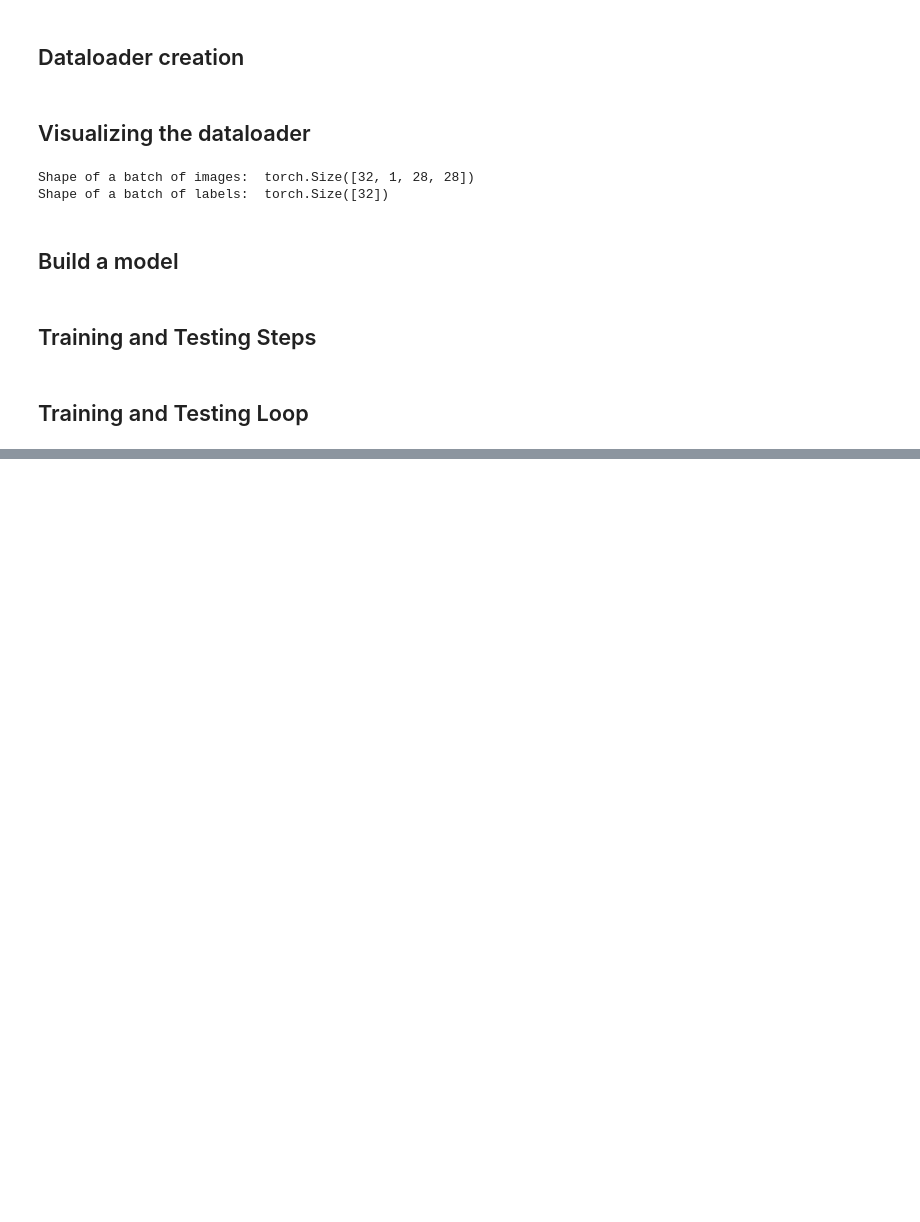
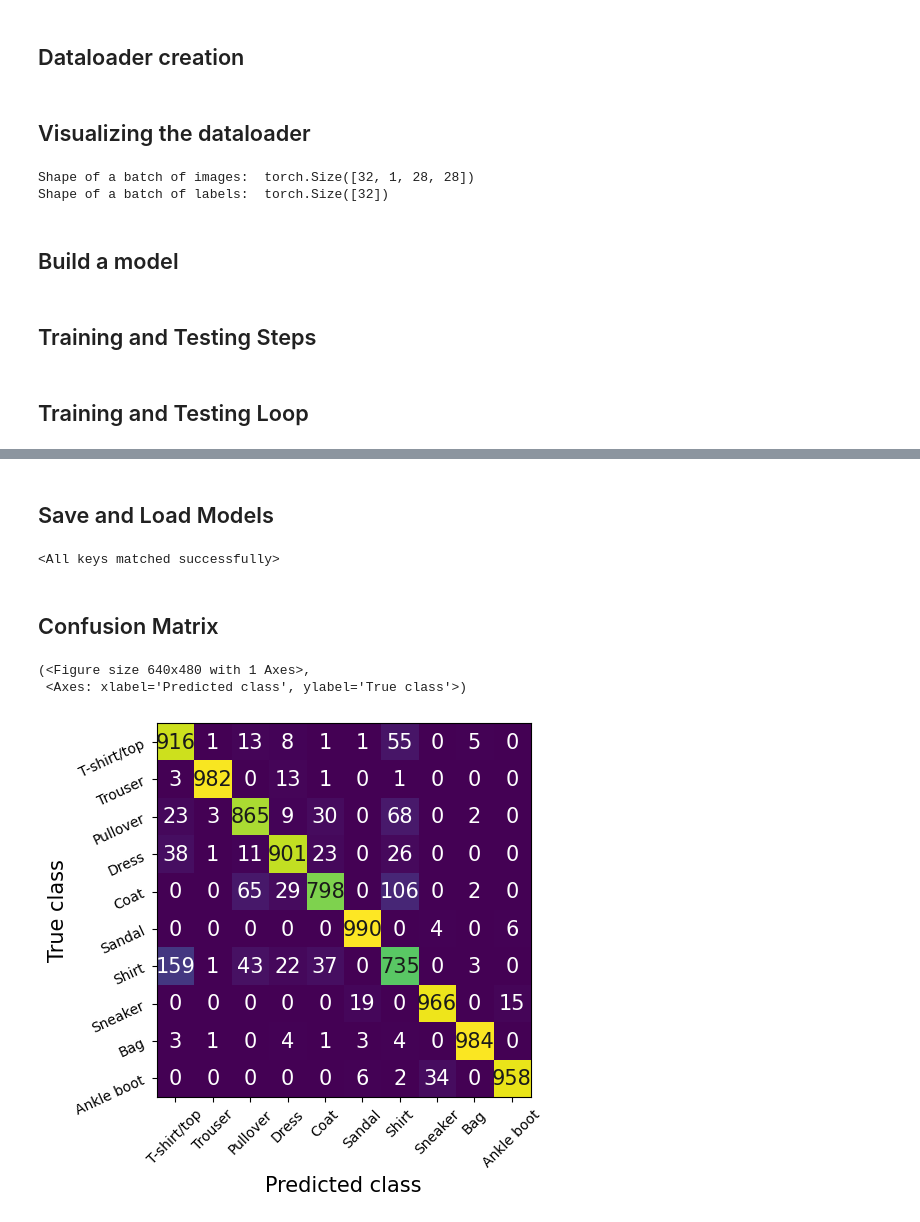
Before and after one commit to wengti/pytorch-tutorial, a Jupyter notebook: 03_Computer_Vision/exercise.ipynb, the cells around one changed output, grey strips where cells are left out. Saved outputs shown, nothing was run; the diff lists cells and outputs as text; code cells hidden in the pictures; blank space fills up the shorter version.

```diff
--- a/03_Computer_Vision/exercise.ipynb
+++ b/03_Computer_Vision/exercise.ipynb
@@ -224,7 +226,7 @@ def test_step(
 # Hyperparameter
 MANUAL_SEED = 42
 NUM_CLASSES = len(train_data.classes)
-LEARNING_RATE = 1e-2
+LEARNING_RATE = 1e-3
 EPOCHS = 3
 device = 'cuda' if torch.cuda.is_available() else 'cpu'
 
@@ -313,0 +324,45 @@ AttributeError: module 'torch.nn' has no attribute 'ReLu'
+# %% [markdown]
+## Save and Load Models
+# %%
+# Save a model
+save_folder = Path('models')
+save_folder.mkdir(parents=True, exist_ok=True)
+save_path = save_folder / 'model_0.pt'
+torch.save(model_0.state_dict(), save_path)
+# %%
+## Load a model
+loaded_model = TinyVGG(
+    in_channels = 1,
+    hidden_units = 32,
+    out_channels = NUM_CLASSES,
+    in_img_size = 28
+).to(device)
+
+loaded_model.load_state_dict(torch.load(save_path, weights_only=True))
+# %% [output]
+<All keys matched successfully>
+# %% [markdown]
+## Confusion Matrix
+# %%
+loaded_model.eval()
+y_total_preds = []
+y_labels = []
+with torch.inference_mode():
+    for batch_idx, (X, y) in tqdm(enumerate(test_dataloader)):
+        X, y = X.to(device), y.to(device)
+        y_preds = loaded_model(X)
+        y_preds_labels = torch.argmax(y_preds, dim=1)
+
+        y_labels.append(y)
+        y_total_preds.append(y_preds_labels)
+
+y_total_preds = [ item for sublist in y_total_preds for item in sublist ]
+y_labels = [ item for sublist in y_labels for item in sublist ]
+
+cm = MulticlassConfusionMatrix(num_classes=NUM_CLASSES)
+cm.update(torch.tensor(y_total_preds), torch.tensor(y_labels))
+cm.plot(labels=train_data.classes)
+# %% [output]
+(<Figure size 640x480 with 1 Axes>,
+ <Axes: xlabel='Predicted class', ylabel='True class'>)
+[figure, added]
```
Also changed, not shown: parts of 2 cells of this notebook.
